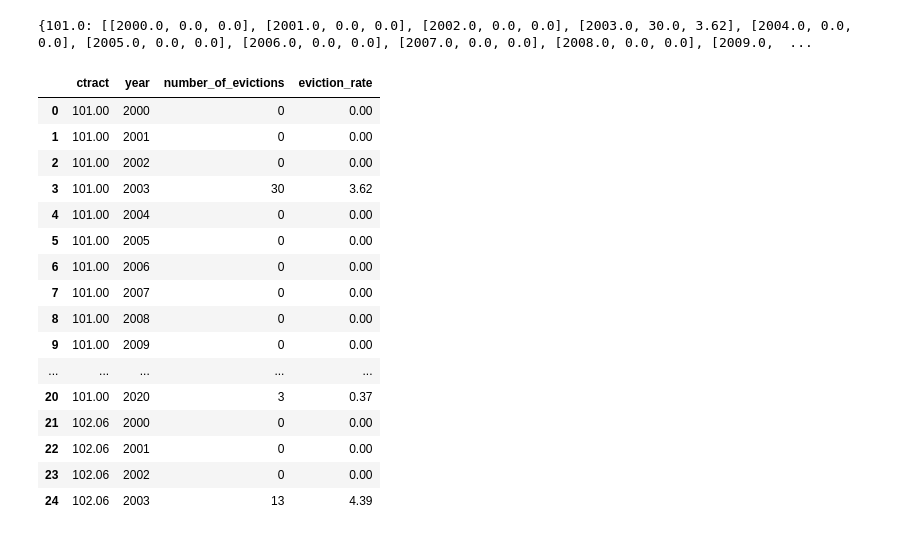
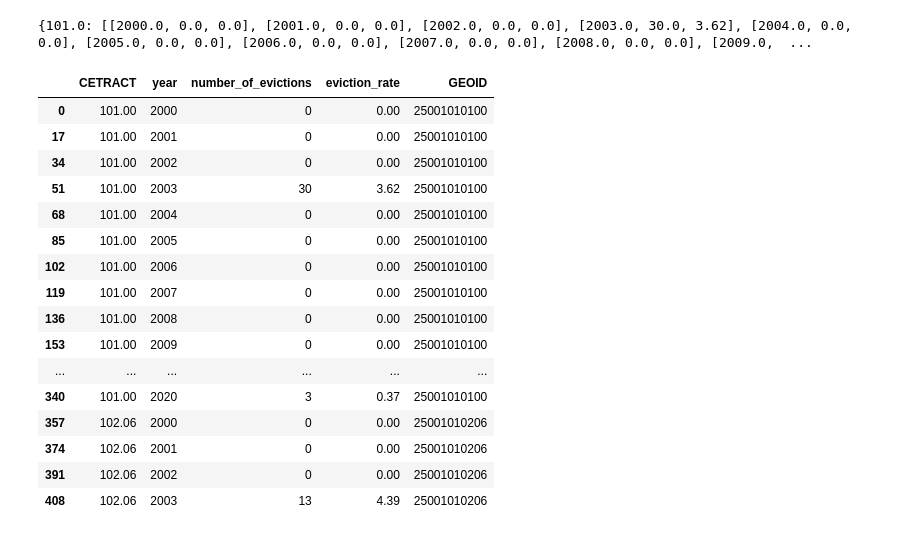
Before and after one commit to BU-Spark/AP-Evictions-Tracker, a Jupyter notebook: ForecastingEvictionData.ipynb, the cells around one changed output. Saved outputs shown, nothing was run; the diff lists cells and outputs as text; code cells hidden in the pictures.

Commit message:
remerged forecast data to include GEOID column

```diff
--- a/ForecastingEvictionData.ipynb
+++ b/ForecastingEvictionData.ipynb
@@ -159,32 +159,37 @@ for ctract in eviction_dict:
     for list in eviction_dict[ctract]:
         data.append([ctract, list[0], list[1], list[2]])
 # %%
-evictions_with_forecast = pd.DataFrame(data, columns = ['ctract', 'year','number_of_evictions','eviction_rate'])
+evictions_with_forecast = pd.DataFrame(data, columns = ['CETRACT', 'year','number_of_evictions','eviction_rate'])
 
 # reformat data
 pd.options.display.float_format = "{:,.2f}".format
-data_types_dict = {'ctract': float,'year':int,'number_of_evictions':int,'eviction_rate':float}
+data_types_dict = {'CETRACT': float,'year':int,'number_of_evictions':int,'eviction_rate':float}
 evictions_with_forecast = evictions_with_forecast.astype(data_types_dict)
-
-evictions_with_forecast.head(25)
-# %% [output]
-|  | ctract | year | number_of_evictions | eviction_rate |
-| 0 | 101.00 | 2000 | 0 | 0.00 |
-| 1 | 101.00 | 2001 | 0 | 0.00 |
-| 2 | 101.00 | 2002 | 0 | 0.00 |
-| 3 | 101.00 | 2003 | 30 | 3.62 |
-| 4 | 101.00 | 2004 | 0 | 0.00 |
-| 5 | 101.00 | 2005 | 0 | 0.00 |
-| 6 | 101.00 | 2006 | 0 | 0.00 |
-| 7 | 101.00 | 2007 | 0 | 0.00 |
-| 8 | 101.00 | 2008 | 0 | 0.00 |
-| 9 | 101.00 | 2009 | 0 | 0.00 |
-| ... | ... | ... | ... | ... |
-| 20 | 101.00 | 2020 | 3 | 0.37 |
-| 21 | 102.06 | 2000 | 0 | 0.00 |
-| 22 | 102.06 | 2001 | 0 | 0.00 |
-| 23 | 102.06 | 2002 | 0 | 0.00 |
-| 24 | 102.06 | 2003 | 13 | 4.39 |
+# %%
+GEOID_df = evictionLab[['GEOID','CETRACT']].copy()
+# %%
+# merge to get GEOID values
+evictions_with_forecast = pd.merge(evictions_with_forecast, GEOID_df, on='CETRACT', how='left')
+evictions_with_forecast = evictions_with_forecast.drop_duplicates(subset=None, keep='first', inplace=False)
+evictions_with_forecast.head(25)
+# %% [output]
+|  | CETRACT | year | number_of_evictions | eviction_rate | GEOID |
+| 0 | 101.00 | 2000 | 0 | 0.00 | 25001010100 |
+| 17 | 101.00 | 2001 | 0 | 0.00 | 25001010100 |
+| 34 | 101.00 | 2002 | 0 | 0.00 | 25001010100 |
+| 51 | 101.00 | 2003 | 30 | 3.62 | 25001010100 |
+| 68 | 101.00 | 2004 | 0 | 0.00 | 25001010100 |
+| 85 | 101.00 | 2005 | 0 | 0.00 | 25001010100 |
+| 102 | 101.00 | 2006 | 0 | 0.00 | 25001010100 |
+| 119 | 101.00 | 2007 | 0 | 0.00 | 25001010100 |
+| 136 | 101.00 | 2008 | 0 | 0.00 | 25001010100 |
+| 153 | 101.00 | 2009 | 0 | 0.00 | 25001010100 |
+| ... | ... | ... | ... | ... | ... |
+| 340 | 101.00 | 2020 | 3 | 0.37 | 25001010100 |
+| 357 | 102.06 | 2000 | 0 | 0.00 | 25001010206 |
+| 374 | 102.06 | 2001 | 0 | 0.00 | 25001010206 |
+| 391 | 102.06 | 2002 | 0 | 0.00 | 25001010206 |
+| 408 | 102.06 | 2003 | 13 | 4.39 | 25001010206 |
 # %%
 # export as CSV
 evictions_with_forecast.to_csv('eviction_data_with_forecast_vals.csv')
```
Also changed, not shown: 1 other file.
